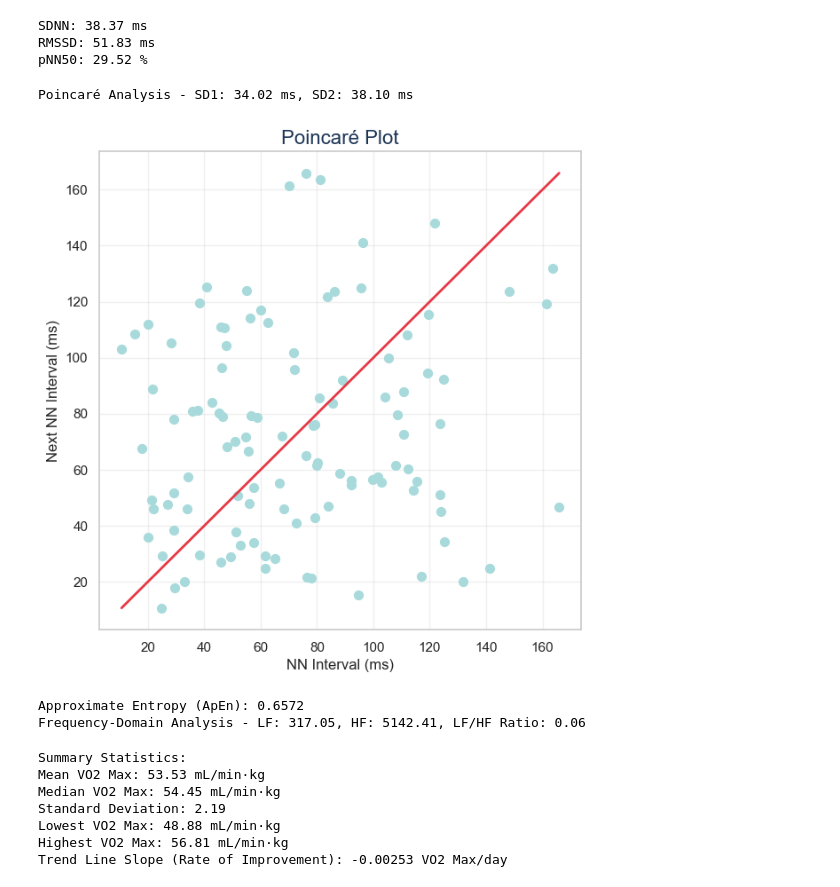
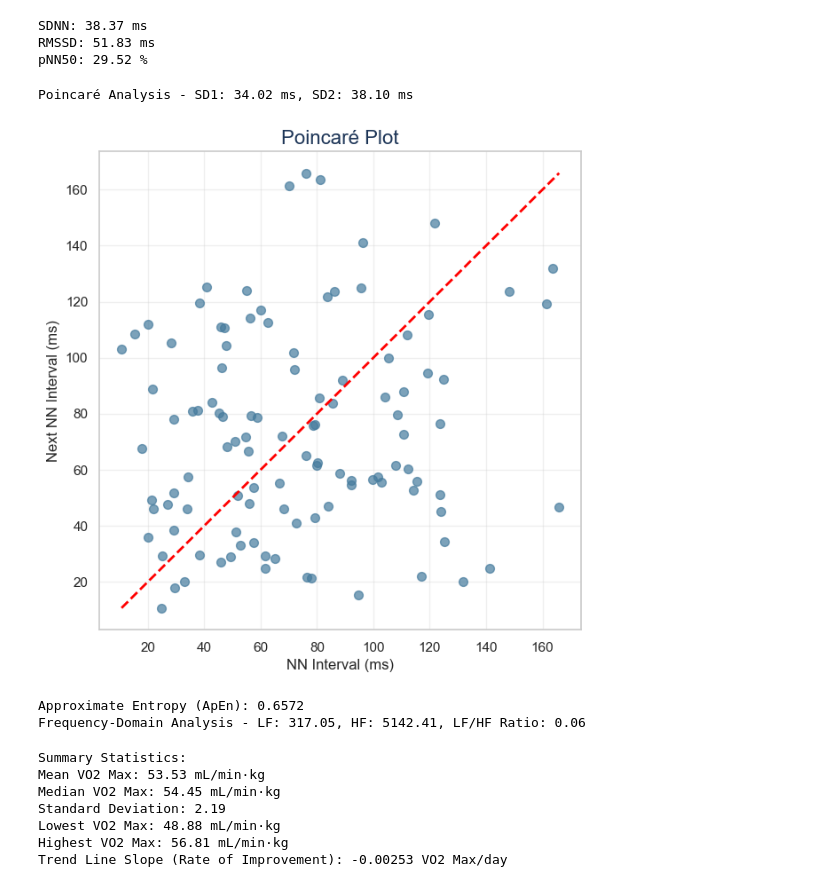
Before and after one commit to ngirmay/IronMan_2023, a Jupyter notebook: body_composition/body_composition_analysis.ipynb, the cells around one changed output. Saved outputs shown, nothing was run; the diff lists cells and outputs as text; code cells hidden in the pictures.

```diff
--- a/body_composition/body_composition_analysis.ipynb
+++ b/body_composition/body_composition_analysis.ipynb
@@ -572,7 +628,7 @@ training_start_date = pd.to_datetime("2022-12-01")
 ironman_event_date = pd.to_datetime("2023-07-23")
 
 # Create the plot
-fig = px.line(df_hrv_clean, x='startDate', y='HRV_rolling', title='HRV Trend Over Time')
+fig = px.line(df_hrv_clean, x='startDate', y='HRV_rolling', title='HRV Trend Over Time', markers=True)
 
 # Add vertical lines for training start and Ironman event
 fig.add_vline(x=training_start_date.timestamp() * 1000, line_dash="dash", line_color="green", annotation_text="Training Start")
@@ -587,6 +643,27 @@ fig.add_vrect(
     layer="below",
     line_width=0,
 )
+# Calculate trend line using linear regression
+X = np.array((df_hrv_clean['startDate'] - df_hrv_clean['startDate'].min()).dt.days).reshape(-1, 1)  # Days since the first date
+y = df_hrv_clean['HRV_rolling'].values
+
+# Filter out NaN values in the rolling data (necessary for linear regression)
+valid_indices = ~np.isnan(y)
+X = X[valid_indices]
+y = y[valid_indices]
+
+# Linear regression model
+reg = LinearRegression().fit(X, y)
+y_pred = reg.predict(X)
+
+# Add the trend line (dashed red)
+fig.add_trace(go.Scatter(
+    x=df_hrv_clean['startDate'][valid_indices],  # X-axis as datetime
+    y=y_pred,
+    mode='lines',
+    name='Trend Line',
+    line=dict(color='red', width=3, dash='dash')  # Dashed red line
+))
 
 # Update layout
 fig.update_layout(
@@ -594,7 +671,7 @@ fig.update_layout(
     yaxis_title="HRV (ms) - 7-day Rolling Average",
     hovermode="x unified",
     font=dict(size=14),
-    plot_bgcolor='white'
+    plot_bgcolor='#f1faee'
 )
 
 # Add hover template
@@ -643,8 +720,8 @@ def plot_poincare(nn_intervals):
     x = nn_intervals[:-1]
     y = nn_intervals[1:]
     plt.figure(figsize=(7,7))
-    plt.scatter(x, y, color='#a8dadc', alpha=1, s=50)  # Adjust point size
-    plt.plot([min(x), max(x)], [min(x), max(x)], color='#e63946', linewidth=2)  # Line of identity
+    plt.scatter(x, y, color='#457b9d', alpha=.7, s=50)  # Adjust point size
+    plt.plot([min(x), max(x)], [min(x), max(x)], color='red', linewidth=2, linestyle="--")  # Line of identity
     plt.title('Poincaré Plot', fontsize=16, color='#1d3557')
     plt.xlabel('NN Interval (ms)', fontsize=12)
     plt.ylabel('Next NN Interval (ms)', fontsize=12)
@@ -654,34 +731,34 @@ def plot_poincare(nn_intervals):
 sd1, sd2 = poincare_analysis(nn_intervals)
 print(f"Poincaré Analysis - SD1: {sd1:.2f} ms, SD2: {sd2:.2f} ms")
 
 # Plot Poincaré plot
 plot_poincare(nn_intervals)
 
 ### 2. Approximate Entropy (ApEn)
 def approximate_entropy(U, m, r):
     N = len(U)
     def _phi(m):
         x = np.array([U[i:i + m] for i in range(N - m + 1)])
         C = np.sum(np.max(np.abs(x[:, None] - x[None, :]), axis=2) <= r, axis=0) / (N - m + 1)
         return np.sum(np.log(C)) / (N - m + 1)
     return abs(_phi(m) - _phi(m + 1))
 
 ap_en = approximate_entropy(nn_intervals, 2, 0.2 * np.std(nn_intervals))
 print(f"Approximate Entropy (ApEn): {ap_en:.4f}")
 
 ### 3. Frequency-Domain Analysis (LF, HF, LF/HF Ratio)
 def frequency_domain_analysis(nn_intervals, fs=4):
     f, Pxx = welch(nn_intervals, fs=fs, nperseg=min(len(nn_intervals), 128))  # Adjust nperseg
     lf_band = np.trapz(Pxx[(f >= 0.04) & (f <= 0.15)])  # LF band
     hf_band = np.trapz(Pxx[(f >= 0.15) & (f <= 0.40)])  # HF band
     lf_hf_ratio = lf_band / hf_band if hf_band != 0 else np.nan
     return lf_band, hf_band, lf_hf_ratio
 
 lf, hf, lf_hf = frequency_domain_analysis(nn_intervals)
 print(f"Frequency-Domain Analysis - LF: {lf:.2f}, HF: {hf:.2f}, LF/HF Ratio: {lf_hf:.2f}")
 # %% [output]
 Poincaré Analysis - SD1: 34.02 ms, SD2: 38.10 ms
-[figure, old version]
+[figure, new version]
 Approximate Entropy (ApEn): 0.6572
 Frequency-Domain Analysis - LF: 317.05, HF: 5142.41, LF/HF Ratio: 0.06
 # %%
```
Also changed, not shown: parts of 3 cells of this notebook, 1 other file.
